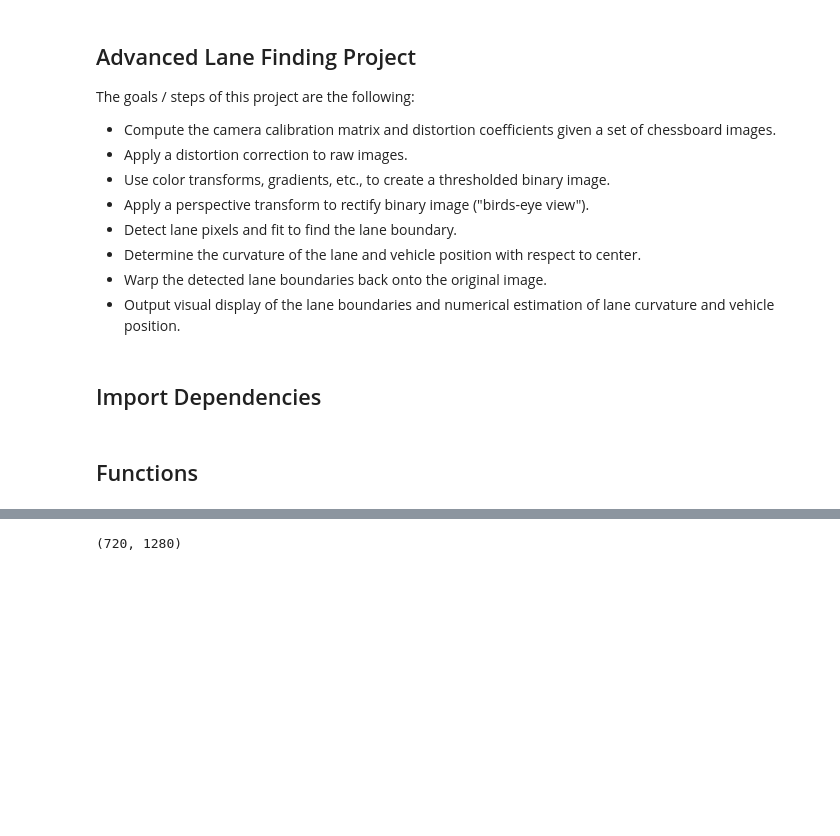
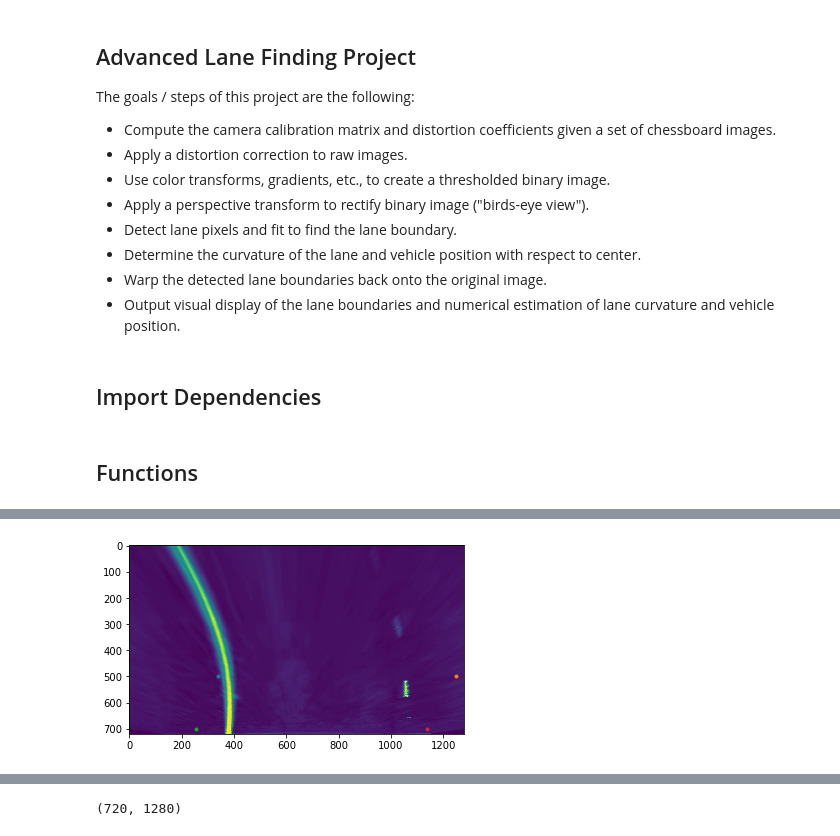
Before and after one commit to alamarche/CarND-Advanced-Lane-Lines, a Jupyter notebook: assignment.ipynb, the cells around one changed output, grey strips where cells are left out. Drawn from its saved outputs; the diff is of its cells as text; code cells hidden in the pictures; blank space fills up the shorter version.

```diff
--- a/assignment.ipynb
+++ b/assignment.ipynb
@@ -181,0 +281,100 @@ img = main()
+# %%
+def scaleImg(img, nbits=8):
+    """scaleImg reduces max value in supplied img to (2^nbits-1)"""
+
+    scale = img.max() / (2**nbits - 1)
+    img = img / scale
+    return img
+
+def region_of_interest(img, vertices):
+    """
+    Applies an image mask.
+
+    Only keeps the region of the image defined by the polygon
+    formed from `vertices`. The rest of the image is set to black.
+    `vertices` should be a numpy array of integer points.
+    """
+    #defining a blank mask to start with
+    mask = np.zeros_like(img)
+
+    #defining a 3 channel or 1 channel color to fill the mask with depending on the input image
+    if len(img.shape) > 2:
+        channel_count = img.shape[2]  # i.e. 3 or 4 depending on your image
+        ignore_mask_color = (255,) * channel_count
+    else:
+        ignore_mask_color = 255
+
+    #filling pixels inside the polygon defined by "vertices" with the fill color
+    cv2.fillPoly(mask, vertices, ignore_mask_color)
+
+    #returning the image only where mask pixels are nonzero
+    masked_image = cv2.bitwise_and(img, mask)
+    return masked_image
+
+# Read and undistort image
+img = mpimg.imread("./test_images/test2.jpg")
+img = cv2.undistort(img, camMat, distortMat, None, camMat)
+
+# Apply logic to find lane lines
+img = cv2.cvtColor(img, cv2.COLOR_RGB2HLS)[:,:,2]
+sobMag, sobAngle, sobX, sobY = doSobel(img, ddepth=cv2.CV_64F, kernel=7)
+
+"""(1138-254)/(1020-320)*12*120
+= 1818.51428571428571428571
+
+ans/2
+= 909.25714285714285714286 fifths of an inch per horiz px on close edge of nearImgLanePoints"""
+#
+#
+#
+"""(823-535)/(759-565)*12*120
+= 2137.73195876288659793814
+
+ans/2
+= 1068.86597938144329896907 fifths of an inch per horiz px on far edge of nearImgLanePoints"""
+#
+#
+#
+"""50 feet separate these two edges (150 vertical px)"""
+
+# Minimum interstate lane width (12 feet)
+# Length of a dash (10 feet)
+# Length of spacing between dashes (30 feet)
+
+
+
+# Define points we want to use to transform these things
+nearImgPerspTransformPts = np.array([[340, 500],[1250, 500],[254, 700], [1139, 700]], dtype=np.float32) # units are in fifths of an inch (909 units per 700px horiz, )
+nearImgLanePoints = np.array([[535,492], [823, 492], [254, 642], [1138, 642]], dtype=np.float32)
+laneMask = np.array([[760, 420], [582, 420], [254, 642], [1138, 642]], dtype=np.float32) # Used to mask
+
+
+m = cv2.getPerspectiveTransform(nearImgLanePoints, nearImgPerspTransformPts)
+
+newimg = cv2.warpPerspective(img, m, (img.shape[1], img.shape[0]), flags=cv2.INTER_LINEAR)
+
+# print(transLaneMask)
+plt.imshow(newimg)
+for i in nearImgPerspTransformPts:
+    plt.plot(i[0],i[1], '.')
+plt.show()
+plt.imshow(img)
+for i in nearImgLanePoints:
+    plt.plot(i[0],i[1], '.')
+plt.imsave("test.png", newimg)
+
+# sobMag = scaleImg(sobMag)
+# sobX = scaleImg(abs(sobX))
+# condition = (sobAngle < -np.pi/6) & (sobAngle > -5*np.pi/12) & (sobX <= 255) & (sobMag > 30)
+# condition2 = (sobAngle < -np.pi/6) & (sobAngle > -5*np.pi/12) & (sobX <= 255) & (sobX > 30)
+# laneLeft = scaleImg(np.ma.where(condition, 1, 0))
+# laneLeft = region_of_interest()
+# laneLeft2 = scaleImg(np.ma.where(condition2, 1, 0))
+# plt.imshow(img, cmap='gray')
+# plt.show()
+# plt.imshow((laneLeft), cmap='gray')
+# plt.show()
+# plt.imshow((laneLeft2), cmap='gray')
+# plt.show()
+# %% [output]
+[figure, added]
```
Also changed, not shown: parts of 13 cells of this notebook.
